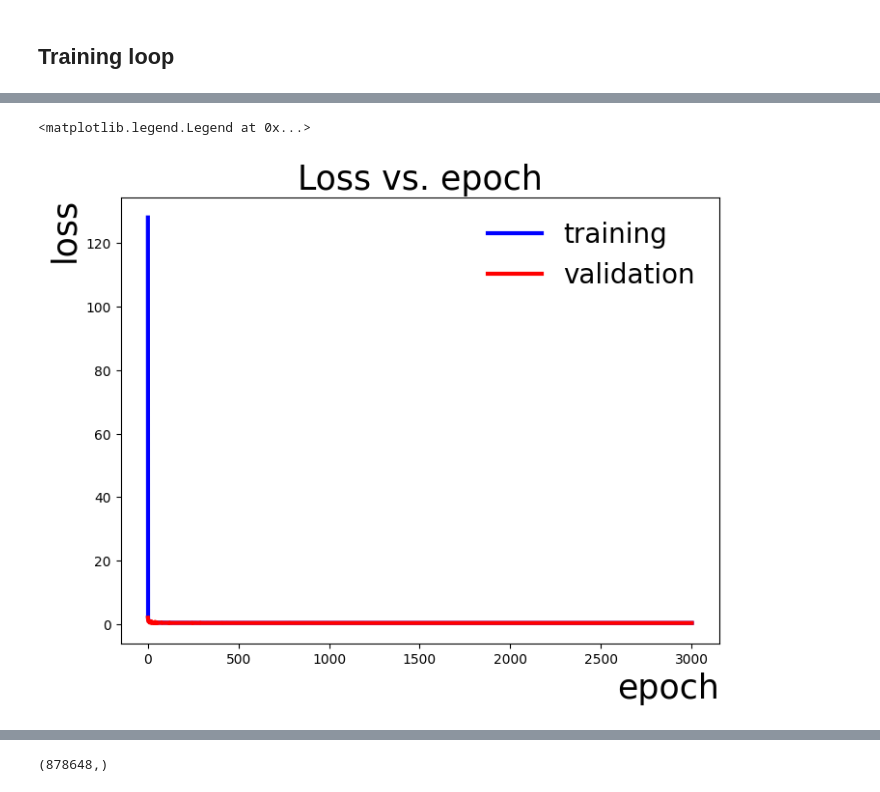
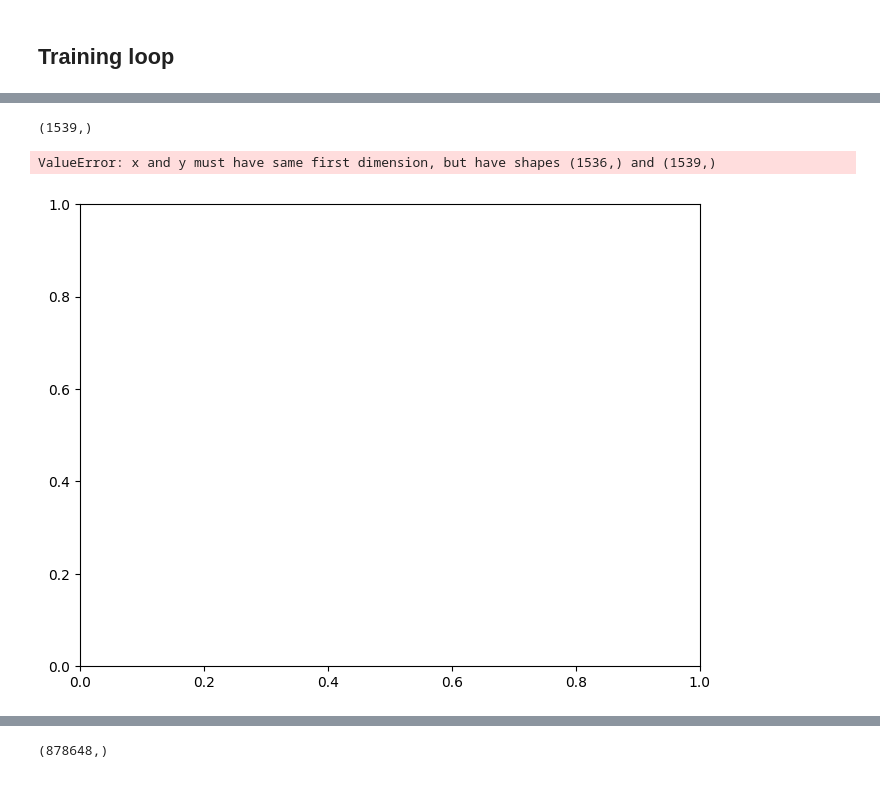
Before and after one commit to elhamekhoda/GAAnoDe, a Jupyter notebook: train_cvae.ipynb, the cells around one changed output, grey strips where cells are left out. Drawn from its saved outputs; the diff is of its cells as text; code cells hidden in the pictures.

```diff
--- a/train_cvae.ipynb
+++ b/train_cvae.ipynb
@@ -459,15 +230,13 @@ Epoch 10
 ### Network parameters
 # %%
 # network parameters
-intermediate_dim = 128
-encoder_dim = 128
 batch_size = 1024
 latent_dim = 6
-epochs_1 = 1001
+epochs_1 = 512
 epochs_2 = 120
 # %%
 #note: min-max norm is present in all version
-folder_name = "cVAEz6_03-28-2023_wLogit/"
+folder_name = "cVAEz6_03-28-2023/"
 comd = "mkdir -p "+"./outputs/models/"+folder_name
 os.system(comd)
 # %% [output]
@@ -754,21 +542,29 @@ np.savetxt('outputs/models/%s/cbvae_LHCO2020_latent_std_m239_20d_e-6.csv'%folder
 # history.history['loss']
 # %%
 # plot loss function
+list_val_loss = np.load("outputs/models/%s/cbvae_LHCO2020_val_loss.npy"%folder_name)
+list_loss = np.load("outputs/models/%s/cbvae_LHCO2020_train_loss.npy"%folder_name)
 
+print(list_loss.shape)
 fig, ax = plt.subplots(1,1, figsize=(8,6))
-
 
 plt.plot(np.arange(0,epochs_1*iterations), list_loss, label='training',c='blue',linewidth = 3)
 plt.plot(np.arange(0,epochs_1*iterations), list_val_loss, label='validation',c='red',linewidth = 3)
 
 plt.title("Loss vs. epoch", fontsize=25)
 
 ax.set_ylabel('loss', fontsize=25,horizontalalignment='right',y=1)
 ax.set_xlabel('epoch', fontsize=25,horizontalalignment='right',x=1)
+#log scale y axis
+ax.set_yscale('log')
+#set x limit
+ax.set_xlim(0, 200)
 plt.legend(loc='best', prop={'size':20}, edgecolor = "w",fancybox=False, framealpha=0)
+plt.show()
 # %% [output]
-<matplotlib.legend.Legend at 0x...>
+(1539,)
+ValueError: x and y must have same first dimension, but have shapes (1536,) and (1539,)
-[figure, old version]
+[figure, new version]
 # %%
 # Read the mean values
 filename = 'outputs/models/%s/cbvae_LHCO2020_latent_mean_20d_e-6.csv'%folder_name
```
Also changed, not shown: parts of 22 cells of this notebook, 3 other files.
